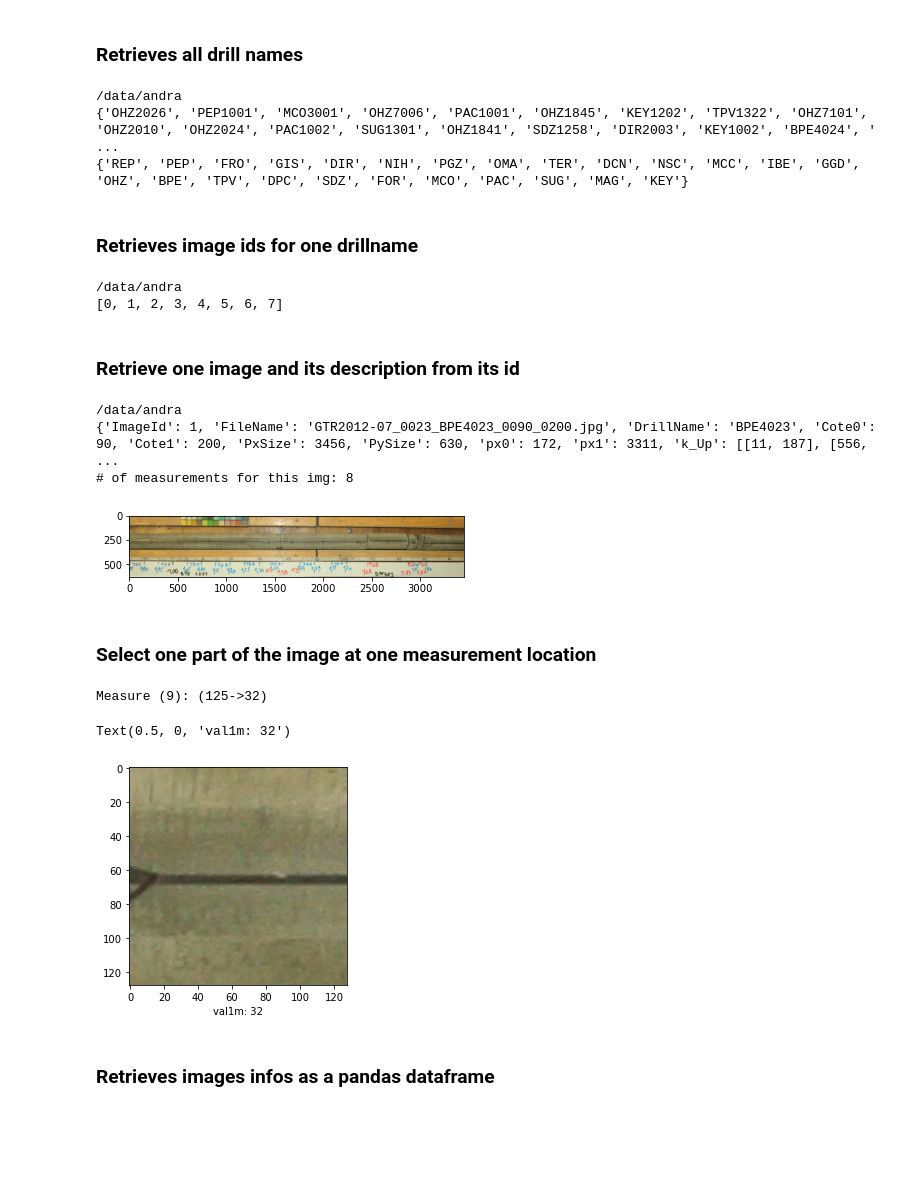
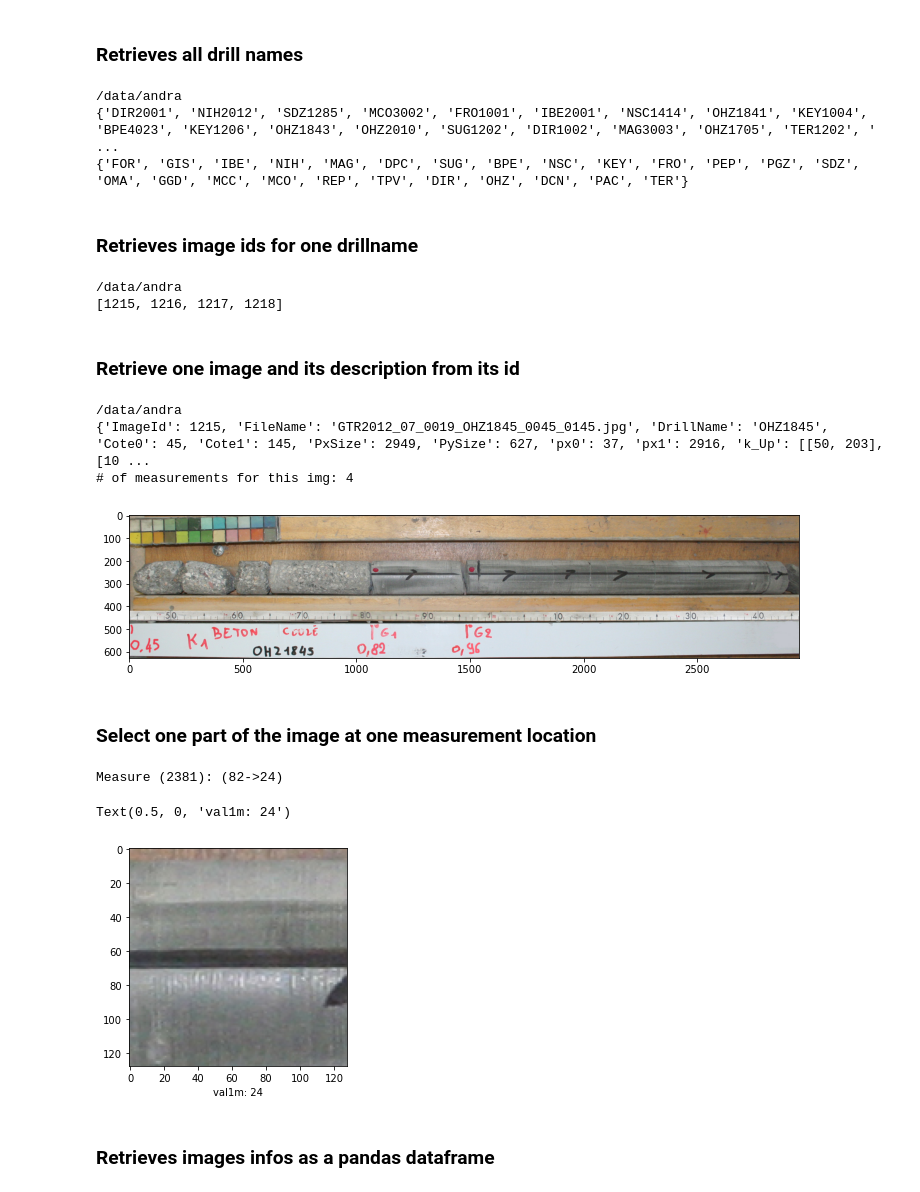
Before and after one commit to zwergon/calcimetry, a Jupyter notebook: notebooks/calcimetry_api.ipynb, the cells around one changed output. Drawn from its saved outputs; the diff is of its cells as text; code cells hidden in the pictures; blank space fills up the shorter version.

```diff
--- a/notebooks/calcimetry_api.ipynb
+++ b/notebooks/calcimetry_api.ipynb
@@ -7,7 +7,7 @@ from calcimetry.mongo_api import MongoInfo
 
 # parameters where the database is stored, can obviously be distant.
 HOST='localhost'
-PORT=27017
+PORT=27010
 # %% [markdown]
 ### Retrieves all drill names
 # %%
@@ -21,60 +21,64 @@ with CalcimetryAPI(mongo_info=mongo_info) as calcimetry_api:
     print(calcimetry_api.get_drill_list())
 # %% [output]
 /data/andra
-{'OHZ2026', 'PEP1001', 'MCO3001', 'OHZ7006', 'PAC1001', 'OHZ1845', 'KEY1202', 'TPV1322', 'OHZ7101', 'OHZ2010', 'OHZ2024', 'PAC1002', 'SUG1301', 'OHZ1841', 'SDZ1258', 'DIR2003', 'KEY1002', 'BPE4024', ' ...
-{'REP', 'PEP', 'FRO', 'GIS', 'DIR', 'NIH', 'PGZ', 'OMA', 'TER', 'DCN', 'NSC', 'MCC', 'IBE', 'GGD', 'OHZ', 'BPE', 'TPV', 'DPC', 'SDZ', 'FOR', 'MCO', 'PAC', 'SUG', 'MAG', 'KEY'}
+{'DIR2001', 'NIH2012', 'SDZ1285', 'MCO3002', 'FRO1001', 'IBE2001', 'NSC1414', 'OHZ1841', 'KEY1004', 'BPE4023', 'KEY1206', 'OHZ1843', 'OHZ2010', 'SUG1202', 'DIR1002', 'MAG3003', 'OHZ1705', 'TER1202', ' ...
+{'FOR', 'GIS', 'IBE', 'NIH', 'MAG', 'DPC', 'SUG', 'BPE', 'NSC', 'KEY', 'FRO', 'PEP', 'PGZ', 'SDZ', 'OMA', 'GGD', 'MCC', 'MCO', 'REP', 'TPV', 'DIR', 'OHZ', 'DCN', 'PAC', 'TER'}
 # %% [markdown]
 ### Retrieves image ids for one drillname
 # %%
-drillname="BPE4023"
+drillname="OHZ1845"
 with CalcimetryAPI(mongo_info=mongo_info) as calcimetry_api:
-    print(calcimetry_api.get_images_id(drillname))
+    image_ids = calcimetry_api.get_images_id(drillname)
+print(image_ids)
 # %% [output]
 /data/andra
-[0, 1, 2, 3, 4, 5, 6, 7]
+[1215, 1216, 1217, 1218]
 # %% [markdown]
 ### Retrieve one image and its description from its id
 # %%
 import matplotlib.pyplot as plt
 from calcimetry.carrot_img import CarrotImage
-IMG_ID = 1
+IMG_ID = image_ids[0]
 with CalcimetryAPI(mongo_info=mongo_info) as calcimetry_api:
     print(calcimetry_api.read_image_info(IMG_ID)) # database info
 
-    img = calcimetry_api.read_image(IMG_ID)
-    plt.imshow(img.jpg)
+    img = calcimetry_api.read_image(IMG_ID) # return a CarrotImage object
+    fig = plt.figure(figsize=(12,6))
+    plt.imshow(img.jpg) # img.jpg is the field with the jpg image itself.
 
     # CarrotImage infos
     print(f"# of measurements for this img: {img.n_measurements}")
 # %% [output]
 /data/andra
-{'ImageId': 1, 'FileName': 'GTR2012-07_0023_BPE4023_0090_0200.jpg', 'DrillName': 'BPE4023', 'Cote0': 90, 'Cote1': 200, 'PxSize': 3456, 'PySize': 630, 'px0': 172, 'px1': 3311, 'k_Up': [[11, 187], [556, ...
-# of measurements for this img: 8
+{'ImageId': 1215, 'FileName': 'GTR2012_07_0019_OHZ1845_0045_0145.jpg', 'DrillName': 'OHZ1845', 'Cote0': 45, 'Cote1': 145, 'PxSize': 2949, 'PySize': 627, 'px0': 37, 'px1': 2916, 'k_Up': [[50, 203], [10 ...
+# of measurements for this img: 4
-[figure, old version]
+[figure, new version]
 # %% [markdown]
 ### Select one part of the image at one measurement location
 # %%
 from calcimetry.measurement import Measurement
 
-idx_measure = 3
+idx_measure = 0
 measure = img.measurements[idx_measure]
 
 # display some information of the measurement
 print(measure)
 # %% [output]
-Measure (9): (125->32)
+Measure (2381): (82->24)
 # %%
 dim = 128
+
+p_x = img.p_x(measure.cote) + dim // 2
 center = (
-    img.p_x(measure.cote) + dim // 2, # get for this picture the position in pixel from this measure, shift of half of the size
-    img.k_arrow.p_y(measure.cote) # get on k_arrow line the position in pixel from this measure
+    p_x, # get for this picture the position in pixel from this measure, shift of half of the size
+    img.k_arrow.p_y(p_x) # get on k_arrow line the position in pixel from this measure
     )
 vignette = calcimetry_api.read_vignette(IMG_ID, center, dim=dim)
 plt.imshow(vignette)
 plt.xlabel(f"val1m: {measure.val_1m}")
 # %% [output]
-Text(0.5, 0, 'val1m: 32')
+Text(0.5, 0, 'val1m: 24')
-[figure, old version]
+[figure, new version]
 # %% [markdown]
 ### Retrieves images infos as a pandas dataframe
 # %%
```
Also changed, not shown: parts of 1 cell of this notebook, 4 other files.
